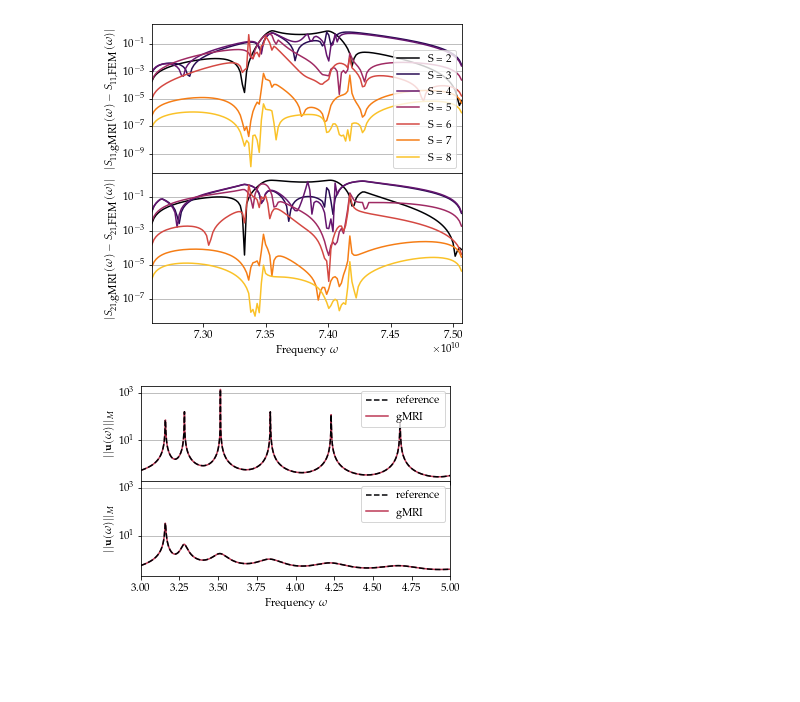
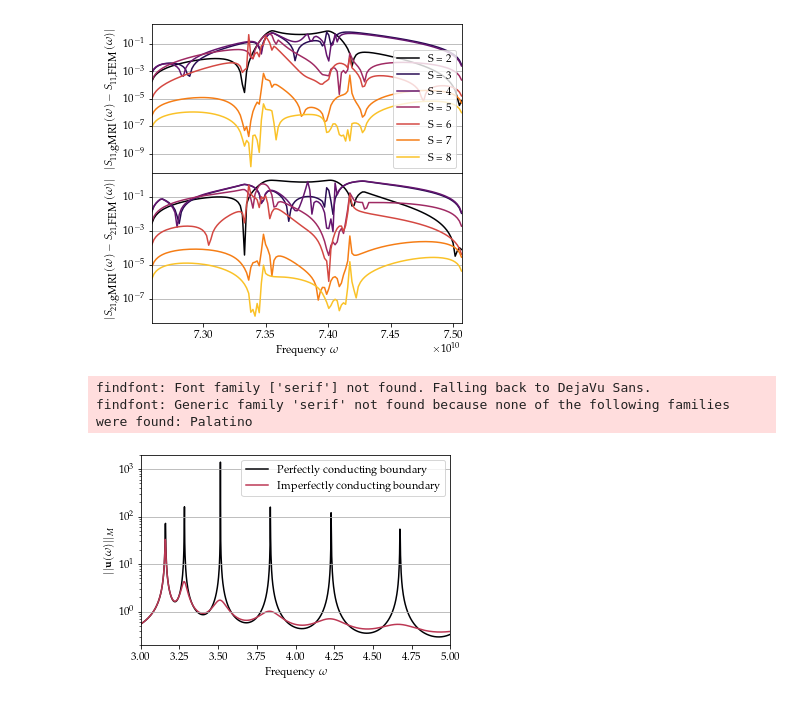
Before and after one commit to FMatti/Maxwell-MRI, a Jupyter notebook: report/plots/plots.ipynb, the cells around one changed output. Drawn from its saved outputs; the diff is of its cells as text; code cells hidden in the pictures; blank space fills up the shorter version.

```diff
--- a/report/plots/plots.ipynb
+++ b/report/plots/plots.ipynb
@@ -303,34 +303,25 @@ plt.savefig('circular_waveguide_error.pgf', bbox_inches='tight')
 # %%
 with open('rectangular_cavity_norms.pkl', 'rb') as f:
     FE_norms, RI_norms, omegas = pickle.load(f)
 
 with open('imperfect_conductor_norms.pkl', 'rb') as f:
     FE_norms_IC, RI_norms_IC, omegas_IC, nodes_IC = pickle.load(f)
 
-fig, ax = plt.subplots(2, 1, figsize=(5.55, 3.5), sharex=True)#, gridspec_kw={'height_ratios': [5, 5, 1]})
+fig, ax = plt.subplots(1, 1, figsize=(5.55, 3.5), sharex=True)#, gridspec_kw={'height_ratios': [5, 5, 1]})
 
-ax[0].set_ylabel(r'$||\mathbf{u}(\omega)||_M$')
-ax[0].plot(omegas, FE_norms, color=cm(0.0), label='reference', linestyle='--')
-ax[0].plot(omegas, RI_norms, color=cm(0.5), label='gMRI', zorder=-1)
+ax.set_ylabel(r'$||\mathbf{u}(\omega)||_M$')
+ax.plot(omegas, RI_norms, color=cm(0.0), label='Perfectly conducting boundary', zorder=-1)
+ax.plot(omegas, RI_norms_IC, color=cm(0.5), label='Imperfectly conducting boundary', zorder=0)
 
-ax[1].set_ylabel(r'$||\mathbf{u}(\omega)||_M$')
-ax[1].plot(omegas, FE_norms_IC, color=cm(0.0), label='reference', linestyle='--')
-ax[1].plot(omegas, RI_norms_IC, color=cm(0.5), label='gMRI', zorder=-1)
-
-#ax[-1].scatter(nodes, np.zeros_like(nodes), s=10, color=cm(0.5))
-
-#ax[-1].set_yticks([])
-ax[-1].set_xlabel(r'Frequency $\omega$')
-ax[-1].set_xlim(np.min(omegas), np.max(omegas))
-ax[0].set_yscale('log')
-ax[1].set_yscale('log')
-ax[0].grid(axis='y')
-ax[1].grid(axis='y')
-ax[0].set_ylim(2e-1, 2e+3)
-ax[1].set_ylim(2e-1, 2e+3)
-ax[0].legend()
-ax[1].legend()
+ax.set_xlabel(r'Frequency $\omega$')
+ax.set_xlim(np.min(omegas), np.max(omegas))
+ax.set_yscale('log')
+ax.grid(axis='y')
+ax.set_ylim(2e-1, 2e+3)
+ax.legend()
 plt.subplots_adjust(wspace=0, hspace=0)
 plt.savefig('imperfect_conductor_norms_presentation.pgf', bbox_inches='tight')
 # %% [output]
+findfont: Font family ['serif'] not found. Falling back to DejaVu Sans.
+findfont: Generic family 'serif' not found because none of the following families were found: Palatino
-[figure, old version]
+[figure, new version]
```
Also changed, not shown: parts of 1 cell of this notebook, 5 other files.
